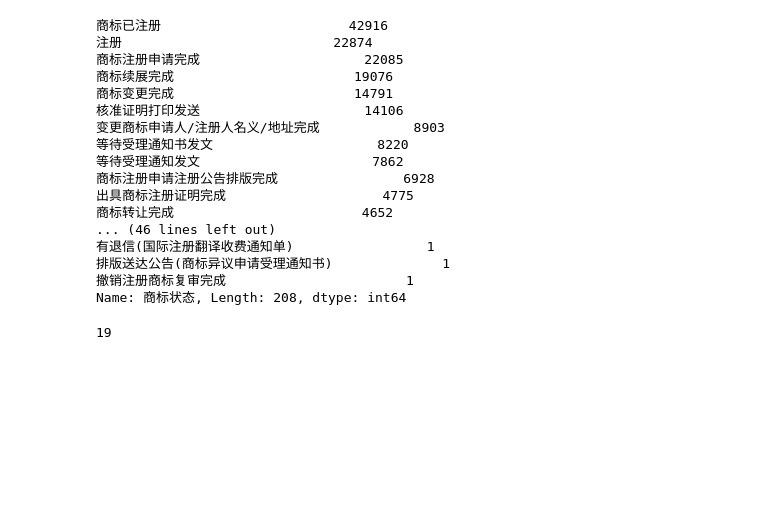
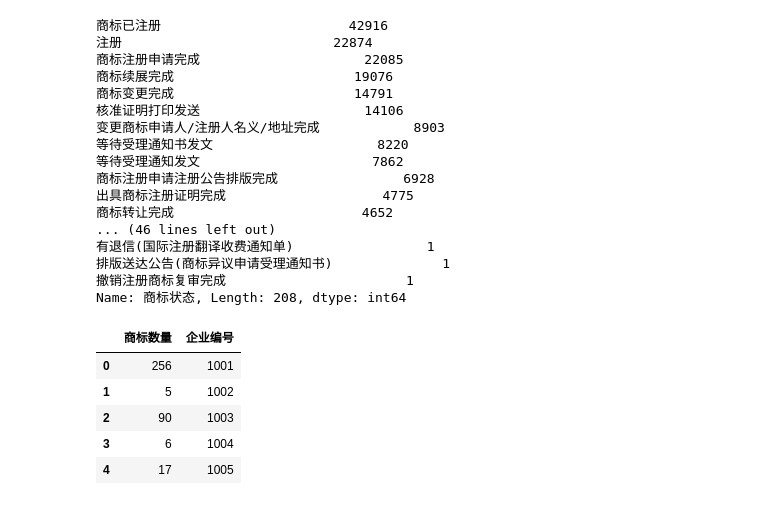
Before and after one commit to AlanConstantine/ISI-WorldCup2019, a Jupyter notebook: Code/Preprocessing/CombineNoFinancialData.ipynb, the cells around one changed output. Cells and saved outputs as stored; diff of their text form; code cells hidden in the pictures; blank space fills up the shorter version.

Commit message:
Update 商标数量

```diff
--- a/Code/Preprocessing/CombineNoFinancialData.ipynb
+++ b/Code/Preprocessing/CombineNoFinancialData.ipynb
@@ -924,4 +912,26 @@ Name: 商标状态, Length: 208, dtype: int64
-# %%
-len(res)
-# %% [output]
-19
+# %%
+finished = ['商标已注册',
+            '注册',
+            '商标注册申请完成',
+            '商标续展完成',
+            '商标变更完成',
+            '变更商标申请人/注册人名义/地址完成',
+            '商标注册申请注册公告排版完成',
+            '商标转让完成',
+            '出具商标注册证明完成']
+df_shangbiao_withdate_clean = df_shangbiao_withdate.loc[(
+    df_shangbiao_withdate['商标状态'].isin(finished))]
+df_shangbiao_count = pd.DataFrame()
+df_shangbiao_count['商标数量'] = df_shangbiao_withdate_clean.groupby(['企业编号'])[
+    '企业编号'].count()
+df_shangbiao_count['企业编号'] = df_shangbiao_count.index
+df_shangbiao_count = df_shangbiao_count.set_index(
+    np.arange(0, len(df_shangbiao_count)))
+df_shangbiao_count.head(n=5)
+# %% [output]
+|  | 商标数量 | 企业编号 |
+| 0 | 256 | 1001 |
+| 1 | 5 | 1002 |
+| 2 | 90 | 1003 |
+| 3 | 6 | 1004 |
+| 4 | 17 | 1005 |
```
Also changed, not shown: parts of 2 cells of this notebook.
